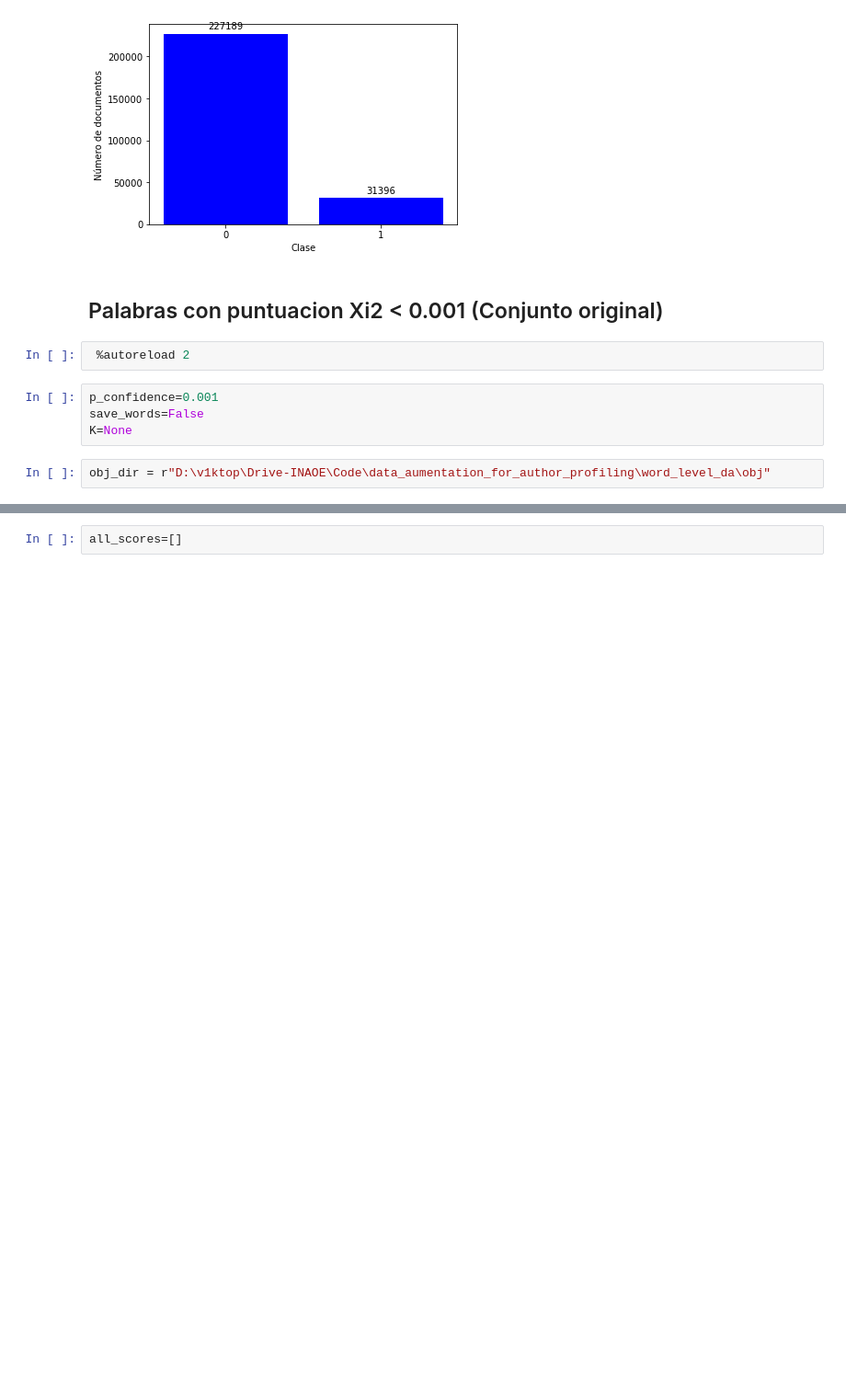
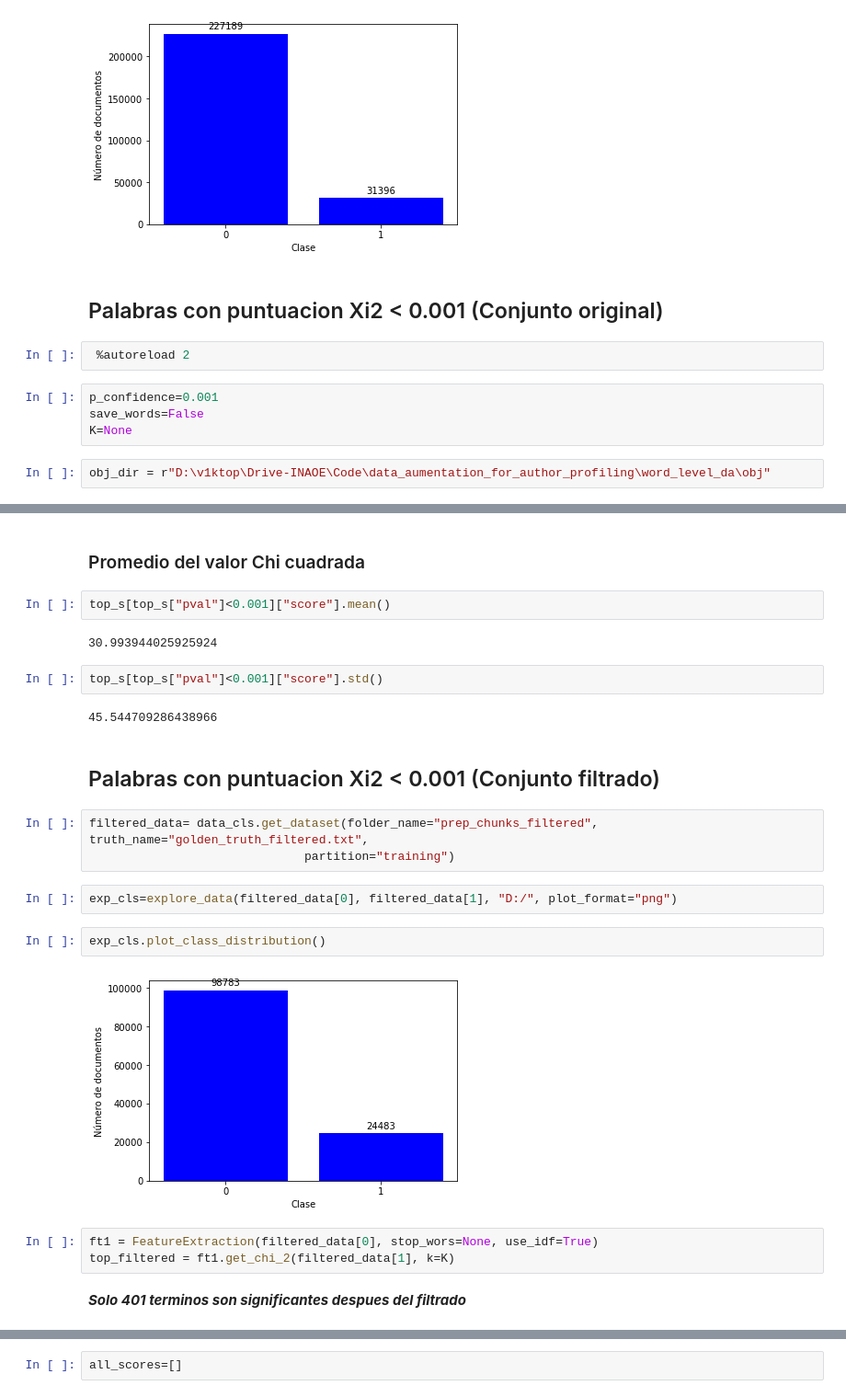
Before and after one commit to v1ktop/data_augmentation_for_author_profiling, a Jupyter notebook: notebooks/chi_cuadrada_analisis.ipynb, the cells around one changed output, grey strips where cells are left out. Shown: that part at 92% size. Saved outputs shown, nothing was run; the diff lists cells and outputs as text; blank space fills up the shorter version.

```diff
--- a/notebooks/chi_cuadrada_analisis.ipynb
+++ b/notebooks/chi_cuadrada_analisis.ipynb
@@ -88,0 +75,26 @@ dict_keys(['0004', '002'])
+# %% [markdown]
+### Promedio del valor Chi cuadrada
+# %%
+top_s[top_s["pval"]<0.001]["score"].mean()
+# %% [output]
+30.993944025925924
+# %%
+top_s[top_s["pval"]<0.001]["score"].std()
+# %% [output]
+45.544709286438966
+# %% [markdown]
+## Palabras con puntuacion Xi2 < 0.001 (Conjunto filtrado)
+# %%
+filtered_data= data_cls.get_dataset(folder_name="prep_chunks_filtered", truth_name="golden_truth_filtered.txt",
+                              partition="training")
+# %%
+exp_cls=explore_data(filtered_data[0], filtered_data[1], "D:/", plot_format="png")
+# %%
+exp_cls.plot_class_distribution()
+# %% [output]
+[figure, added]
+# %%
+ft1 = FeatureExtraction(filtered_data[0], stop_wors=None, use_idf=True)
+top_filtered = ft1.get_chi_2(filtered_data[1], k=K)
+# %% [markdown]
+***Solo 401 terminos son significantes despues del filtrado***
```
Also changed, not shown: parts of 82 cells of this notebook, 1 other file.
